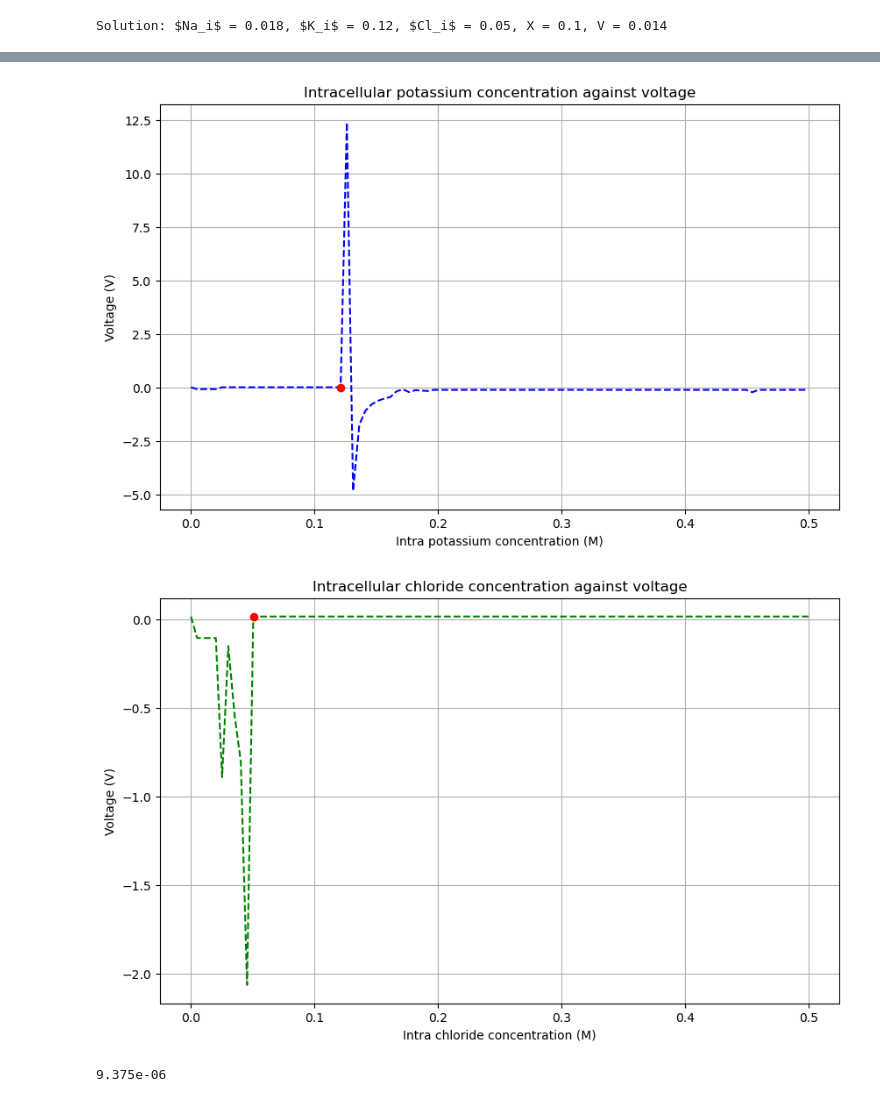
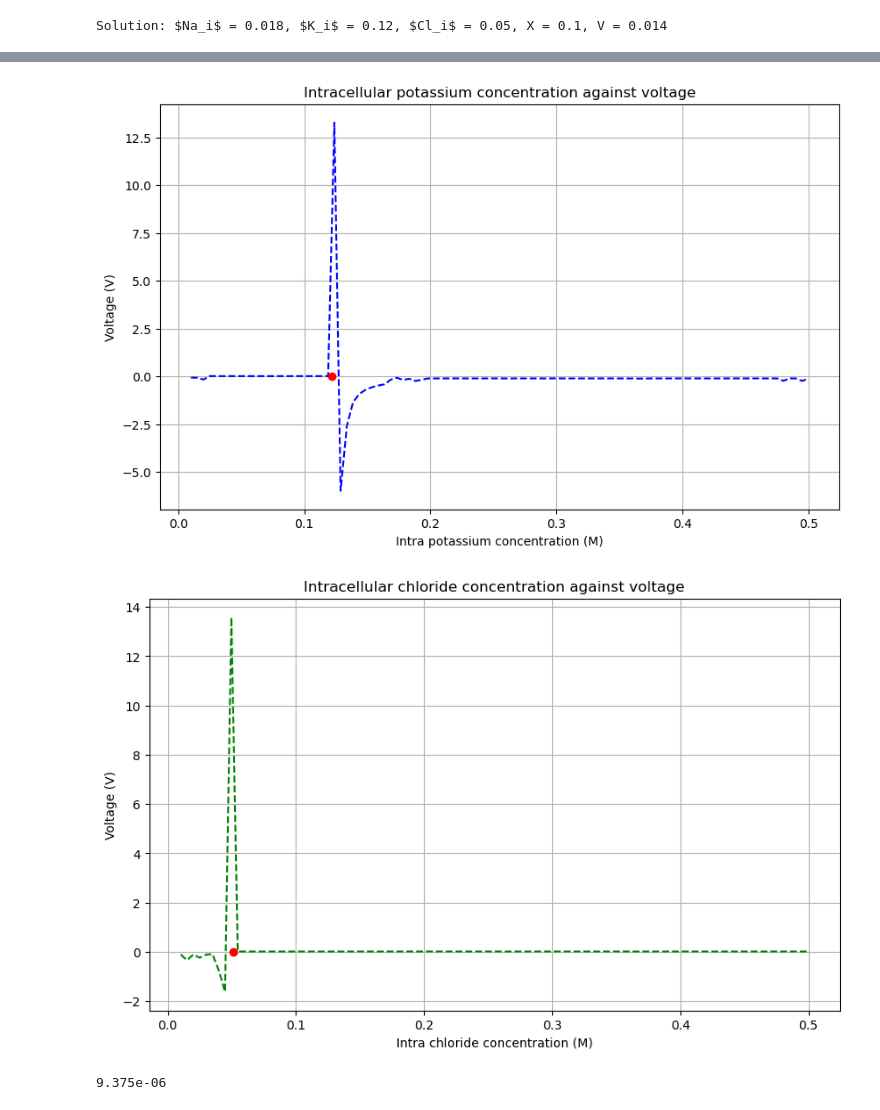
Before and after one commit to FinlayDWebb/2024-Summer-Math-Research, a Jupyter notebook: InitialAlgPhysioSolve.ipynb, the cells around one changed output, grey strips where cells are left out. Drawn from its saved outputs; the diff is of its cells as text; code cells hidden in the pictures.

```diff
--- a/InitialAlgPhysioSolve.ipynb
+++ b/InitialAlgPhysioSolve.ipynb
@@ -30,9 +30,12 @@ def Cotransporter(M, N_i, K_i, C_i, N_a, K_a, C_a):
     K_a = np.float64(K_a)
     C_a = np.float64(C_a)
 
-    Cotransporter =  M * np.log((N_i * K_i * (C_i)**2)/(N_a * K_a * (C_a)**2))
+    ratio = np.float64((N_i * K_i * (C_i)**2) / (N_a * K_a * (C_a)**2))
 
-    return Cotransporter
+    # Use log1p for better precision with small values, with the '-1' to correct.
+    Cotransporter = M * np.log1p(ratio - 1)
+
+    return np.float64(Cotransporter)
 
 def GHKflux(z, Ps_k, Vsm, ns_k, nm_k):
     frt = 37.435883507802615 # Using F, R and T from Mariia's paper
@@ -72,11 +75,11 @@ K_k = 0.006054054054054055 # 0.1 * ((1 + N_a)/18.5)
 def sys(vars, pars = None):
     N_i, K_i, C_i, X, V = vars
 
-    eq1 = -3 * NaKATPase(N_i, K_na, P, K_a, K_k, K_i, N_a) + Cotransporter(M, N_i, K_i, C_i, N_a, K_a, C_a)
-    eq2 = -1 * GHKflux(z_k, Pa_K, V, K_i, K_a) - GHKflux(z_k, Pb_K, V, K_i, K_b) + 2 * NaKATPase(N_i, K_na, P, K_a, K_k, K_i, N_a) + Cotransporter(M, N_i, K_i, C_i, N_a, K_a, C_a)
-    eq3 = 2 * Cotransporter(M, N_i, K_i, C_i, N_a, K_a, C_a) - GHKflux(z_c, Pb_C, V, C_i, C_b)
-    eq4 = electroneut(N_i, K_i, C_i, z_x, X)
-    eq5 = osmoticbal(N_i, K_i, C_i, X, N_b, K_b, C_b, N_a, K_a, C_a)
+    eq1 = np.float64(-3 * NaKATPase(N_i, K_na, P, K_a, K_k, K_i, N_a) + Cotransporter(M, N_i, K_i, C_i, N_a, K_a, C_a))
+    eq2 = np.float64(-1 * GHKflux(z_k, Pa_K, V, K_i, K_a) - GHKflux(z_k, Pb_K, V, K_i, K_b) + 2 * NaKATPase(N_i, K_na, P, K_a, K_k, K_i, N_a) + Cotransporter(M, N_i, K_i, C_i, N_a, K_a, C_a))
+    eq3 = np.float64(2 * Cotransporter(M, N_i, K_i, C_i, N_a, K_a, C_a) - GHKflux(z_c, Pb_C, V, C_i, C_b))
+    eq4 = np.float64(electroneut(N_i, K_i, C_i, z_x, X))
+    eq5 = np.float64(osmoticbal(N_i, K_i, C_i, X, N_b, K_b, C_b, N_a, K_a, C_a))
 
     return [eq1, eq2, eq3, eq4, eq5]
 
@@ -93,7 +96,7 @@ Solution: $Na_i$ = 0.018, $K_i$ = 0.12, $Cl_i$ = 0.05, X = 0.1, V = 0.014
 # With this error we can see that the equation for the cotransporter is the issue, so what we can do is cycle through each ion on a plot...
 # ... and set the other concentrations from Mariia's paper. Starting with sodium.
 
-Na = np.linspace(0, 0.5, 100)
+Na = np.linspace(0.01, 0.5, 100)
 
 solutionfix1 = np.zeros((len(Na), 5))
 
@@ -115,7 +118,7 @@ plt.show()
 
 # Now trying the same with Potassium
 
-K = np.linspace(0, 0.5, 100)
+K = np.linspace(0.01, 0.5, 100)
 
 solutionfix2 = np.zeros((len(K), 5))
 
@@ -136,7 +139,7 @@ plt.show()
 
 # Finally, trying the same with Chloride
 
-Cl = np.linspace(0, 0.5, 100)
+Cl = np.linspace(0.01, 0.5, 100)
 
 solutionfix3 = np.zeros((len(Cl), 5))
 
@@ -163,5 +166,5 @@ plt.show()
-[figure, old version]
+[figure, new version]
-[figure, old version]
+[figure, new version]
 # %%
 # Plot with fixed values to find error
 
```
Also changed, not shown: parts of 1 cell of this notebook, 1 other file.
